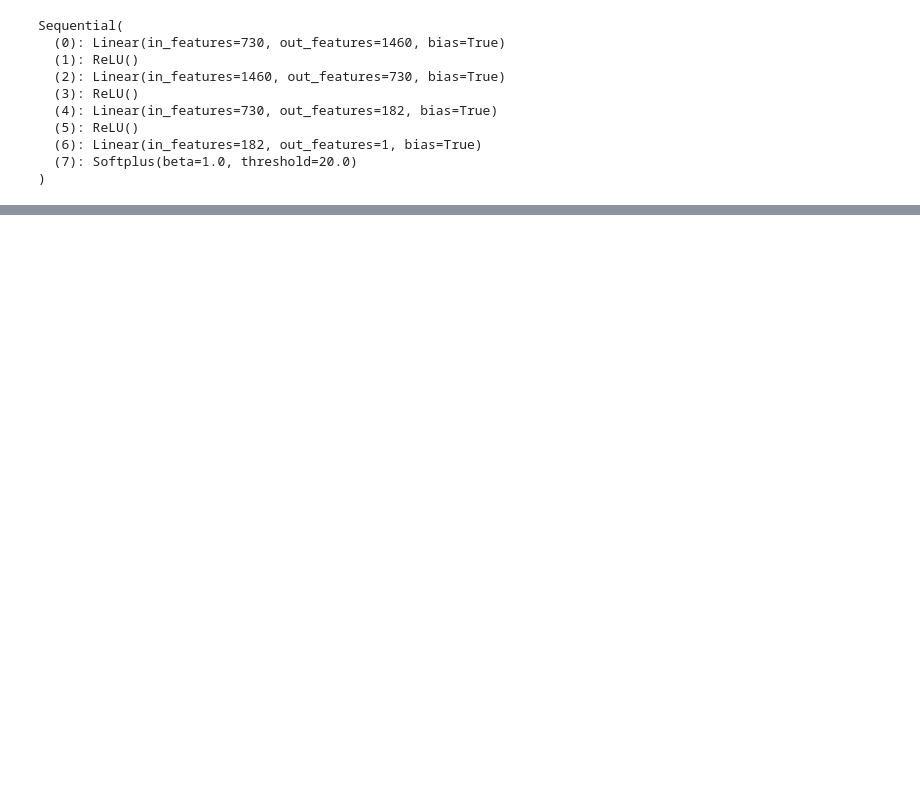
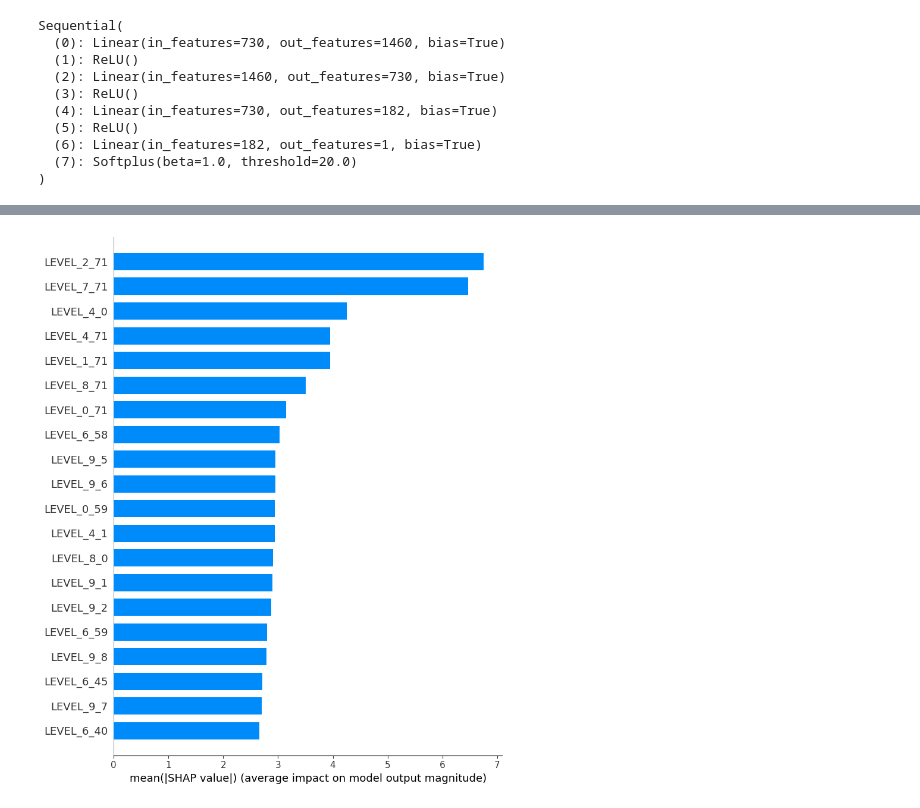
Before and after one commit to filips123/KengurujiArnesHackathon, a Jupyter notebook: analysis/04_test_simple_model.ipynb, the cells around one changed output, grey strips where cells are left out. Cells and saved outputs as stored; diff of their text form; code cells hidden in the pictures; blank space fills up the shorter version.

```diff
--- a/analysis/04_test_simple_model.ipynb
+++ b/analysis/04_test_simple_model.ipynb
@@ -103,0 +108,7 @@ Sequential(
+# %%
+x_samples_main = x_train_tensor[torch.randint(len(x_train_tensor), (1000,))]
+x_samples_values = x_train_tensor[torch.randint(len(x_train_tensor), (500,))]
+# %%
+explainer = shap.DeepExplainer(model, x_samples_main)
+shap_values = explainer.shap_values(x_samples_values)
+shap_values = np.squeeze(shap_values)
@@ -103,0 +136,4 @@ Sequential(
+# %%
+shap.summary_plot(shap_values, features=x_samples_values, feature_names=data.columns[2:], plot_type="bar")
+# %% [output]
+[figure, added]
```
Also changed, not shown: parts of 13 cells of this notebook, 1 other file.
